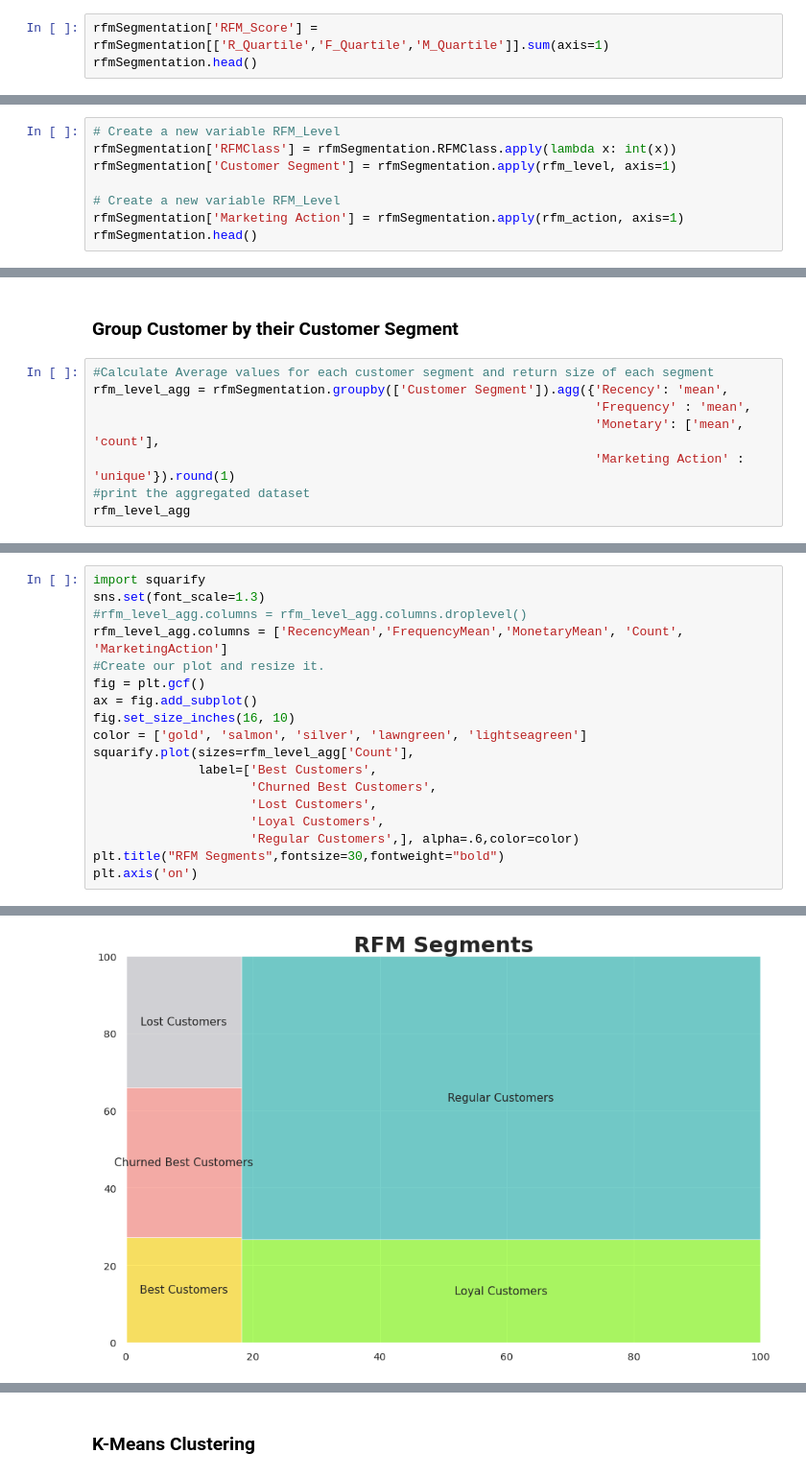
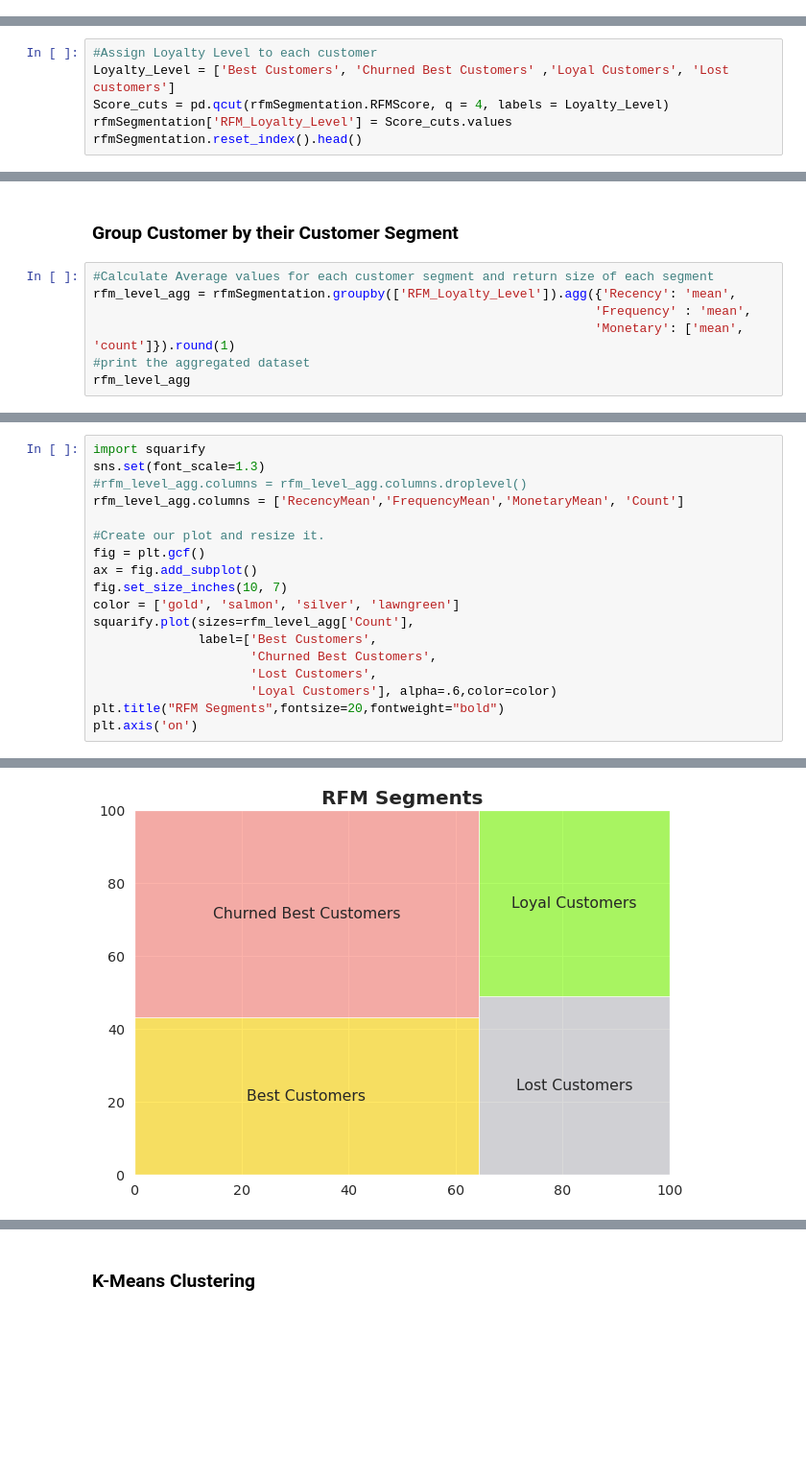
Before and after one commit to Azimoj/Brazilian-E-Commerce, a Jupyter notebook: POLIST_02_notebookessais.ipynb, the cells around one changed output, grey strips where cells are left out. Shown at 96% size. Cells and saved outputs as stored; diff of their text form; blank space fills up the shorter version.

```diff
--- a/POLIST_02_notebookessais.ipynb
+++ b/POLIST_02_notebookessais.ipynb
@@ -292,3 +310,0 @@ print(rfm_count_unique.sum())
-# %%
-rfmSegmentation['RFM_Score'] = rfmSegmentation[['R_Quartile','F_Quartile','M_Quartile']].sum(axis=1)
-rfmSegmentation.head()
@@ -352,8 +310,0 @@ def rfm_action(df):
-# %%
-# Create a new variable RFM_Level
-rfmSegmentation['RFMClass'] = rfmSegmentation.RFMClass.apply(lambda x: int(x))
-rfmSegmentation['Customer Segment'] = rfmSegmentation.apply(rfm_level, axis=1)
-
-# Create a new variable RFM_Level
-rfmSegmentation['Marketing Action'] = rfmSegmentation.apply(rfm_action, axis=1)
-rfmSegmentation.head()
@@ -366,0 +323,6 @@ rfmSegmentation.head()
+# %%
+#Assign Loyalty Level to each customer
+Loyalty_Level = ['Best Customers', 'Churned Best Customers' ,'Loyal Customers', 'Lost customers']
+Score_cuts = pd.qcut(rfmSegmentation.RFMScore, q = 4, labels = Loyalty_Level)
+rfmSegmentation['RFM_Loyalty_Level'] = Score_cuts.values
+rfmSegmentation.reset_index().head()
@@ -381,10 +359,9 @@ Name: Customer Segment, dtype: int64
 ### Group Customer by their Customer Segment
 # %%
 #Calculate Average values for each customer segment and return size of each segment
-rfm_level_agg = rfmSegmentation.groupby(['Customer Segment']).agg({'Recency': 'mean',
+rfm_level_agg = rfmSegmentation.groupby(['RFM_Loyalty_Level']).agg({'Recency': 'mean',
                                                                    'Frequency' : 'mean',
-                                                                   'Monetary': ['mean', 'count'],
-                                                                   'Marketing Action' : 'unique'}).round(1)
+                                                                   'Monetary': ['mean', 'count']}).round(1)
 #print the aggregated dataset
 rfm_level_agg
 # %% [output]
@@ -406,21 +379,21 @@ Successfully installed squarify-0.4.3
 # %%
 import squarify
 sns.set(font_scale=1.3)
 #rfm_level_agg.columns = rfm_level_agg.columns.droplevel()
-rfm_level_agg.columns = ['RecencyMean','FrequencyMean','MonetaryMean', 'Count', 'MarketingAction']
+rfm_level_agg.columns = ['RecencyMean','FrequencyMean','MonetaryMean', 'Count']
+
 #Create our plot and resize it.
 fig = plt.gcf()
 ax = fig.add_subplot()
-fig.set_size_inches(16, 10)
-color = ['gold', 'salmon', 'silver', 'lawngreen', 'lightseagreen']
+fig.set_size_inches(10, 7)
+color = ['gold', 'salmon', 'silver', 'lawngreen']
 squarify.plot(sizes=rfm_level_agg['Count'],
               label=['Best Customers',
                      'Churned Best Customers',
                      'Lost Customers',
-                     'Loyal Customers',
-                     'Regular Customers',], alpha=.6,color=color)
-plt.title("RFM Segments",fontsize=30,fontweight="bold")
+                     'Loyal Customers'], alpha=.6,color=color)
+plt.title("RFM Segments",fontsize=20,fontweight="bold")
 plt.axis('on')
 # %% [output]
 (0.0, 100.0, 0.0, 100.0)
-[figure, old version]
+[figure, new version]
```
Also changed, not shown: parts of 102 cells of this notebook.
